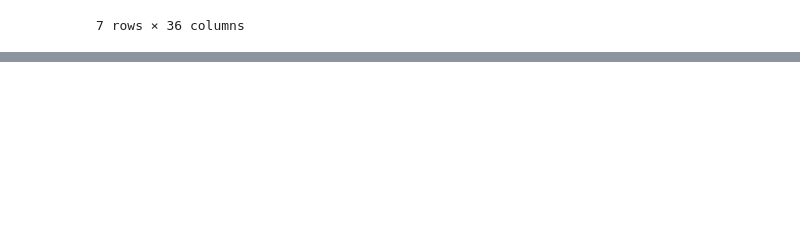
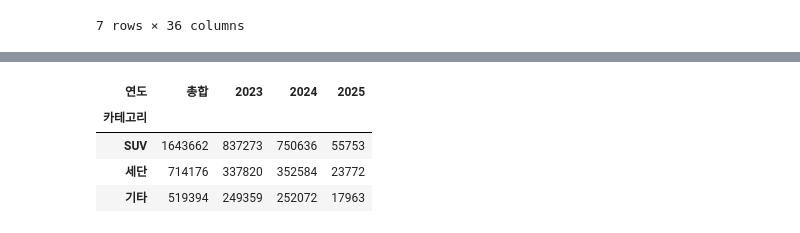
Before and after one commit to Coding-Supremacy/manifest-mini, a Jupyter notebook: junghee/분석 요약표 집계.ipynb, the cells around one changed output, grey strips where cells are left out. Saved outputs shown, nothing was run; the diff lists cells and outputs as text; code cells hidden in the pictures; blank space fills up the shorter version.

```diff
--- a/junghee/분석 요약표 집계.ipynb
+++ b/junghee/분석 요약표 집계.ipynb
@@ -328,0 +383,28 @@ df_melted['연월'] = df_melted['연도'].astype(str) + '-' + df_melted['월'].a
+# %%
+차종_연도_피벗 = df_melted.pivot_table(
+                index='카테고리',
+                columns='연도',
+                values='판매량',
+                aggfunc='sum',
+                fill_value=0
+            )
+# %%
+총합 = 차종_연도_피벗.sum(axis=1)
+차종_연도_피벗.insert(0, '총합', 총합)
+차종_연도_피벗 = 차종_연도_피벗.sort_values(by='총합', ascending=False)
+
+정렬된_열_순서 = 차종_연도_피벗.sum().sort_values(ascending=False).index.tolist()
+# 총합을 맨 앞으로 두고 열 재정렬
+열_순서 = ['총합'] + 정렬된_열_순서
+차종연도피벗 = 차종_연도_피벗[열_순서]
+총합_행 = 차종연도피벗.sum(numeric_only=True)
+총합_행.name = '총합'
+차종연도피벗 = pd.concat([총합_행.to_frame().T, 차종연도피벗])
+# %%
+차종_연도_피벗
+# %% [output]
+| 연도 | 총합 | 2023 | 2024 | 2025 |
+| 카테고리 |  |  |  |  |
+| SUV | 1643662 | 837273 | 750636 | 55753 |
+| 세단 | 714176 | 337820 | 352584 | 23772 |
+| 기타 | 519394 | 249359 | 252072 | 17963 |
```
Also changed, not shown: parts of 6 cells of this notebook, 4 other files.
